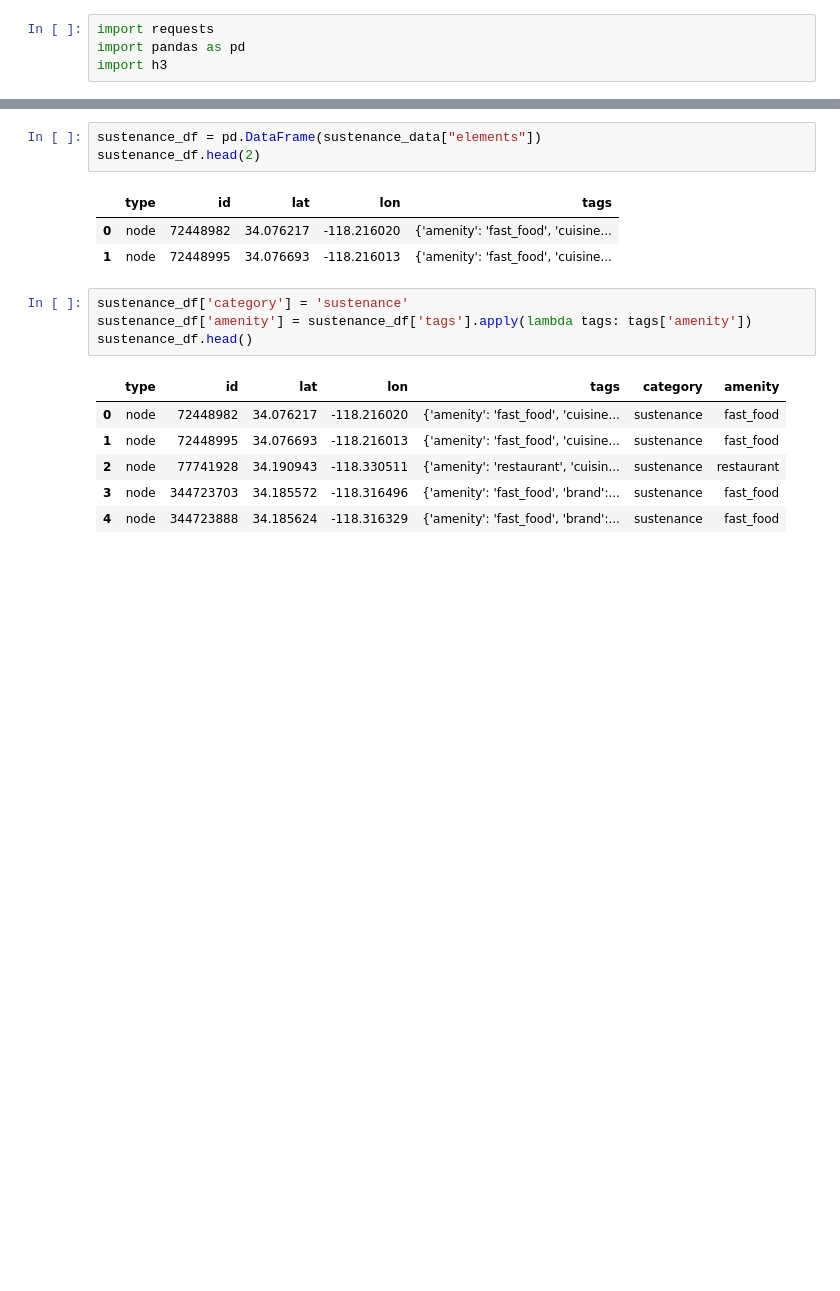
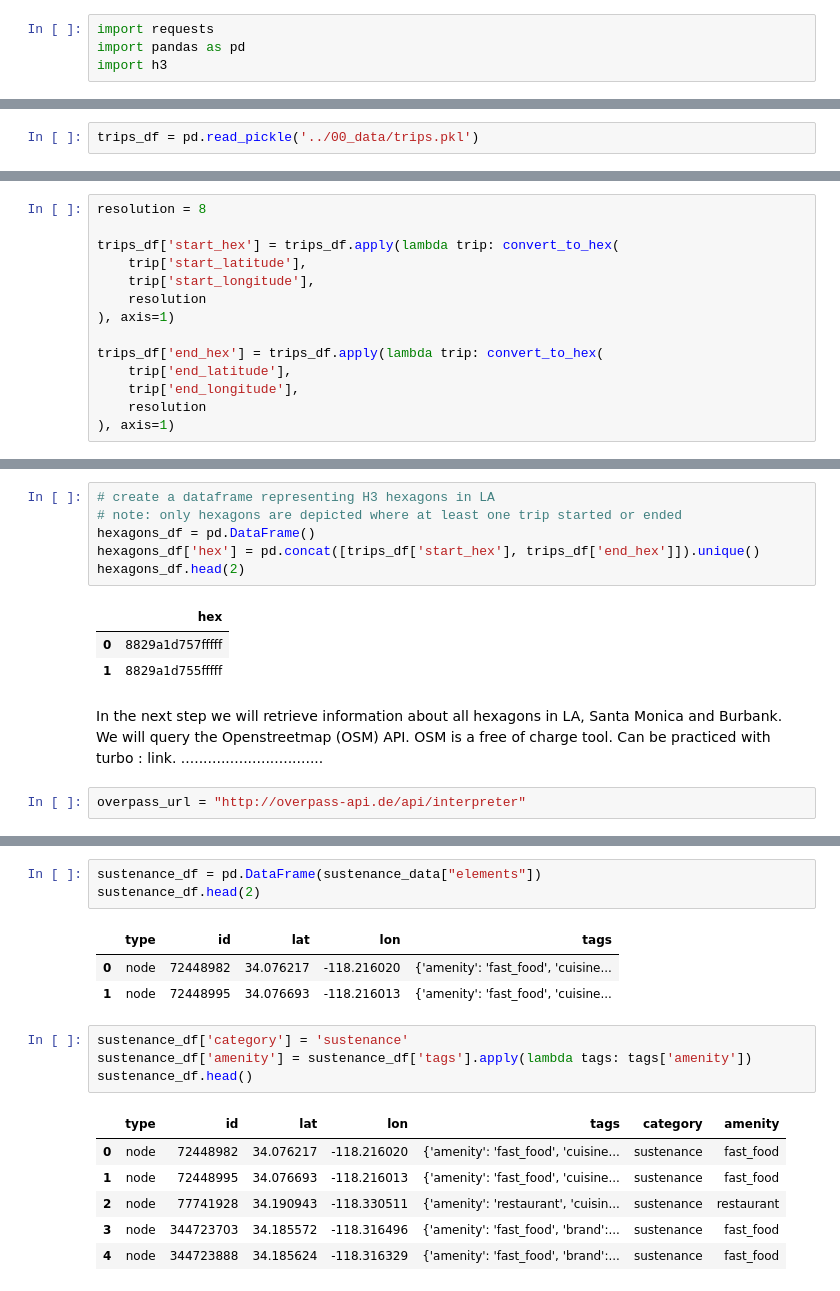
Before and after one commit to katekuian/aa_2021_magma, a Jupyter notebook: 01_data_collection_and_preparation/04_pois.ipynb, the cells around one changed output, grey strips where cells are left out. Drawn from its saved outputs; the diff is of its cells as text; blank space fills up the shorter version.

Commit message:
Move hexagon dataframe creation to pois notebook

```diff
--- a/01_data_collection_and_preparation/04_pois.ipynb
+++ b/01_data_collection_and_preparation/04_pois.ipynb
@@ -4,0 +9,2 @@ import h3
+# %%
+trips_df = pd.read_pickle('../00_data/trips.pkl')
@@ -4,0 +18,14 @@ import h3
+# %%
+resolution = 8
+
+trips_df['start_hex'] = trips_df.apply(lambda trip: convert_to_hex(
+    trip['start_latitude'],
+    trip['start_longitude'],
+    resolution
+), axis=1)
+
+trips_df['end_hex'] = trips_df.apply(lambda trip: convert_to_hex(
+    trip['end_latitude'],
+    trip['end_longitude'],
+    resolution
+), axis=1)
@@ -5 +39,16 @@ import h3
+# %%
+# create a dataframe representing H3 hexagons in LA
+# note: only hexagons are depicted where at least one trip started or ended
+hexagons_df = pd.DataFrame()
+hexagons_df['hex'] = pd.concat([trips_df['start_hex'], trips_df['end_hex']]).unique()
+hexagons_df.head(2)
+# %% [output]
+|  | hex |
+| 0 | 8829a1d757fffff |
+| 1 | 8829a1d755fffff |
+# %% [markdown]
+In the next step we will retrieve information about all hexagons in LA, Santa Monica and Burbank. We will query the Openstreetmap (OSM) API. OSM is a free of charge tool. Can be practiced with turbo : link.
+................................
+# %%
+overpass_url = "http://overpass-api.de/api/interpreter"
 # %%
```
Also changed, not shown: parts of 7 cells of this notebook.
